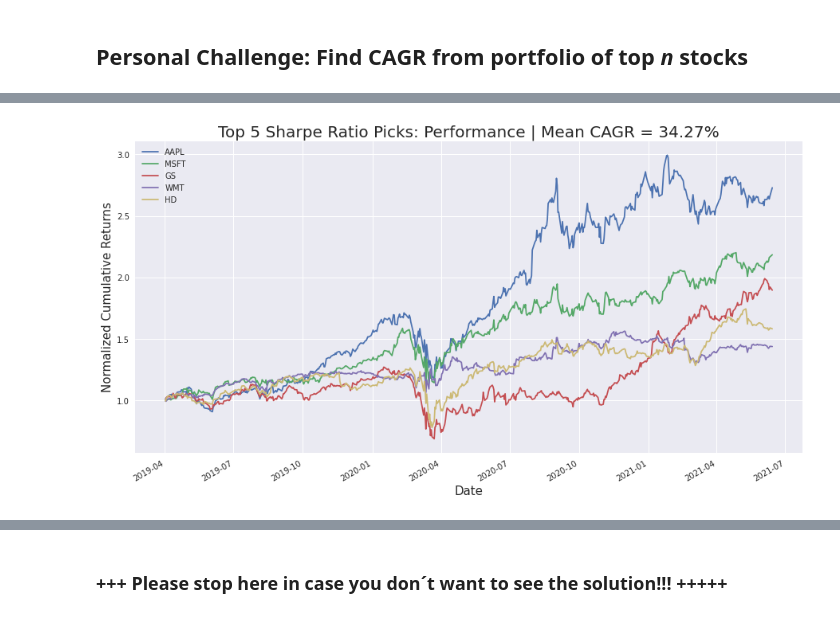
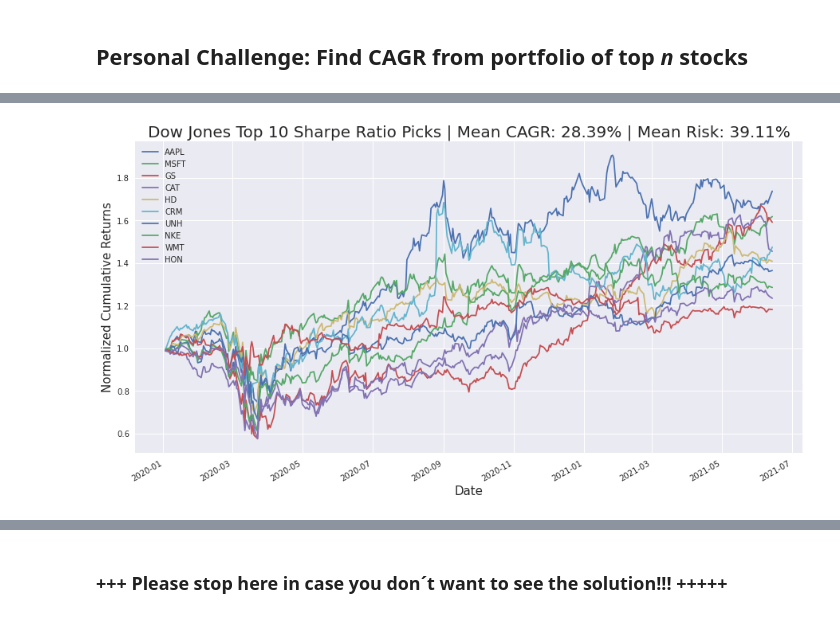
Before and after one commit to pianofreq/hagmann-perf-opt-course, a Jupyter notebook: PerfOptCourse/Section_1/NB_02_Mean_Variance_Sharpe.ipynb, the cells around one changed output, grey strips where cells are left out. Cells and saved outputs as stored; diff of their text form; code cells hidden in the pictures.

Commit message:
Make correction to CAGR and DataFrame selection logic

```diff
--- a/PerfOptCourse/Section_1/NB_02_Mean_Variance_Sharpe.ipynb
+++ b/PerfOptCourse/Section_1/NB_02_Mean_Variance_Sharpe.ipynb
@@ -222,22 +209,89 @@ plot_sharpe(summary,15)
 # %% [markdown]
 ## Personal Challenge: Find CAGR from portfolio of top _n_ stocks
 # %%
-n = 5
+import pandas as pd
+import numpy as np
+import matplotlib.pyplot as plt
+plt.style.use('seaborn')
+
+
+
+################   FUNCTIONS START   ################
+def norm(sr=None):
+    if sr is None:
+        return np.nan
+    else:
+        sr.fillna(method='bfill', axis=0, inplace=True)
+        return (sr.div(sr.iloc[0]))
+
+def sharpe_table(norm_returns = None, rf = 0):
+    result = pd.DataFrame()
+    result['mean'] = norm_returns.mean() * norm_returns.count() / ((norm_returns.index[-1] - norm_returns.index[0]).days / 365.25)
+    result['std'] = norm_returns.std() * np.sqrt(norm_returns.count() / ((norm_returns.index[-1] - norm_returns.index[0]).days / 365.25))
+    result['shp'] = result['mean'].div(result['std'])
+    return result
+
+def plot_sharpe(df, lm = 10, b = True):
+    limiter = lm
+    #line = pd.DataFrame(data=[[0,0],[0.5,0.5]], columns=['x','y'])
+    plots = df.iloc[:limiter]
+    line = pd.DataFrame(data=[[0,0],[plots['std'].max(),plots['mean'].max()]], columns=['x','y'])
+
+    plt.figure(figsize = (12,8))
+
+    plots.plot(kind = "scatter", x='std', y='mean', figsize = (15,8), s = 50, fontsize = 15)
+    for i in plots.index:
+        plt.annotate(i, xy=(plots.loc[i, "std"]+0.0005, plots.loc[i, "mean"]+0.0005), size = 15)
+    plt.xlabel("Risk (std)", fontsize = 15)
+    plt.ylabel("Mean Return", fontsize = 15)
+    if b:
+        plt.title("Top {} Stocks: Mean-Variance Analysis".format(limiter), fontsize = 20)
+    else:
+        plt.title("Bottom {} Stocks: Mean-Variance Analysis".format(limiter), fontsize = 20)
+    plt.plot(line.x, line.y, label = 'Trend Line')
+    plt.show()
+################   FUNCTIONS END   ################
+
+
+#select the top n stocks ranked by Sharpe
+n = 10
+#change to false for the worst performing by Sharpe
 best = True
-shp_portfolio = list(summary.sort_values(by='shp', ascending=not best).index[0:n].values)
+start = '2020-01-01'
+end = '2021-12-31'
 
-#best_returns = np.log(norm_raw/norm_raw.shift())
 
-best_returns.loc[:,shp_portfolio].dropna().cumsum().apply(np.exp).iloc[[-1],:].mean().mean()
+################   IMPORT CSV AND CALC SHARPE RATIO   ################
+raw = pd.read_csv('Dow_Jones.csv', parse_dates=True,index_col=['Date']).dropna()
 
-#unsure if this is correct!
-cagr=np.exp(best_returns.loc[:,shp_portfolio].dropna().mean().mean()*252)-1
+raw = raw.loc[start:end]
+norm_raw = raw.apply(norm)
+norm_returns = np.log(norm_raw/norm_raw.shift())
+summary = sharpe_table(norm_returns).sort_values(by='shp', ascending=False)
+summary.drop(summary.index[summary['shp'] < 0], inplace=True)
+summary = summary.sort_values(by='shp', ascending=not best)
 
-best_returns.loc[:,shp_portfolio].dropna().cumsum().apply(np.exp).plot(figsize=(15,8))
+
+shp_portfolio = list(summary.index[0:n].values)
+all_returns = np.log(norm_raw/norm_raw.shift())
+all_returns.dropna(inplace=True)
+all_returns = all_returns.loc[start:end,:]
+best_returns = all_returns.loc[:,shp_portfolio]
+td_years = ((best_returns.index[-1] - best_returns.index[0]).days)/365.25
+cum_returns = best_returns.cumsum().apply(np.exp)
+cum_returns
+mean_multiple = cum_returns.iloc[-1].mean()
+mean_cagr = mean_multiple**(1/td_years)-1
+mean_cagr
+mean_risk = summary['std'].mean()
+print("\nOptimized Sharpe Portfolio: \n{}".format("\n".join(list(shp_portfolio))))
+cum_returns.plot(figsize=(15,8))
 plt.xlabel("Date", fontsize = 15)
 plt.ylabel("Normalized Cumulative Returns", fontsize = 15)
-plt.title("Top {} Sharpe Ratio Picks: Performance | Mean CAGR = {:,.2f}%".format(n,cagr*100), fontsize = 20)
+if best:
+    plt.title("Dow Jones Top {} Sharpe Ratio Picks | Mean CAGR: {:,.2f}% | Mean Risk: {:,.2f}%".format(n,mean_cagr*100, mean_risk*100), fontsize = 20)
+else:
+    plt.title("Dow Jones Bottom {} Sharpe Ratio Picks | Mean CAGR: {:,.2f}% | Mean Risk: {:,.2f}%".format(n,mean_cagr*100, mean_risk*100), fontsize = 20)
+plot_sharpe(summary, n, best)
 plt.show()
-best_returns.loc[:,shp_portfolio].dropna().cumsum().apply(np.exp)
-#1.44*1.44*1.44
 # %% [output]
@@ -244 +309 @@ best_returns.loc[:,shp_portfolio].dropna().cumsum().apply(np.exp)
-[figure, old version]
+[figure, new version]
```
Also changed, not shown: parts of 12 cells of this notebook.
